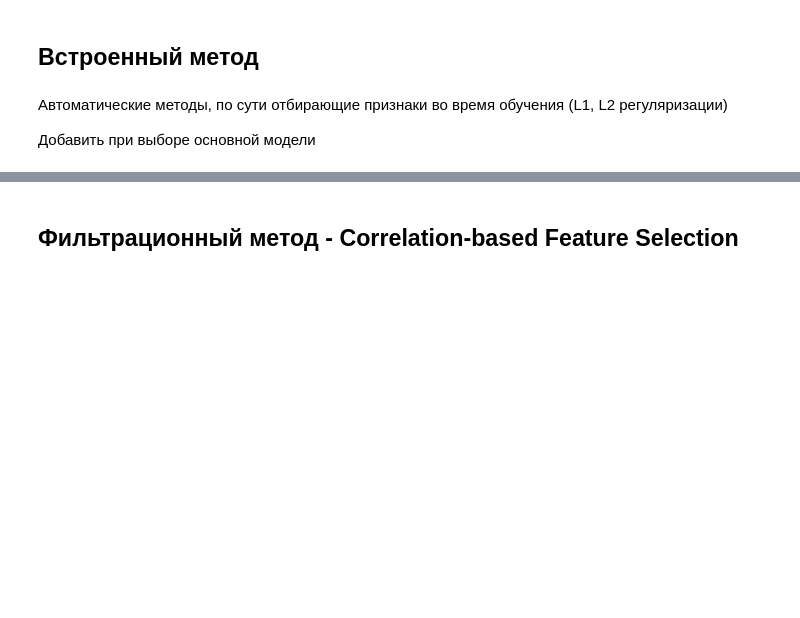
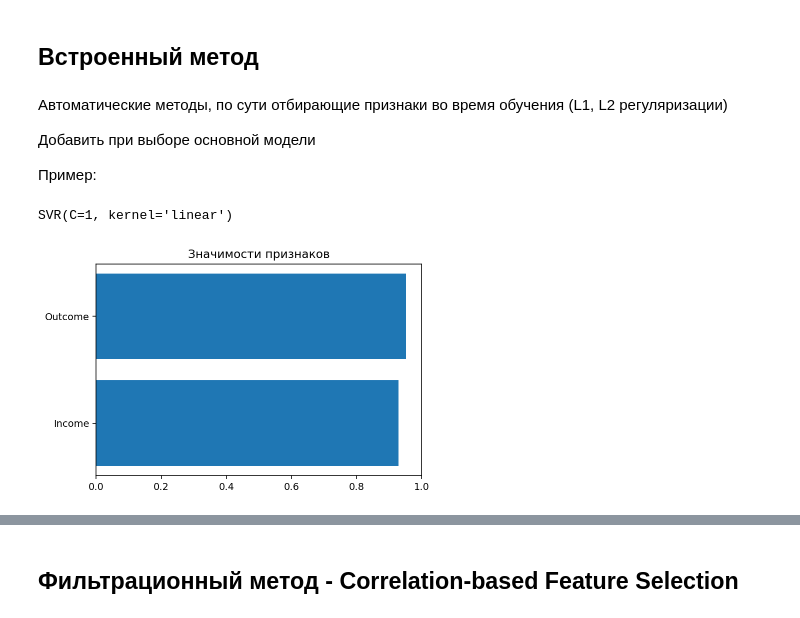
Before and after one commit to AndBoyS/hse-time-series-liquidity, a Jupyter notebook: notebooks/Feature-selection.ipynb, the cells around one changed output, grey strips where cells are left out. Saved outputs shown, nothing was run; the diff lists cells and outputs as text; code cells hidden in the pictures; blank space fills up the shorter version.

Commit message:
Основные методы отбора признаков

```diff
--- a/notebooks/Feature-selection.ipynb
+++ b/notebooks/Feature-selection.ipynb
@@ -13,11 +16,37 @@ data_dir = base_dir / 'data'
 sys.path.append(str(base_dir))
 # %%
 data = pd.read_excel(data_dir / 'Project 2_2022.xlsx')
+data['Date'] = pd.to_datetime(data['Date'])
+data.set_index('Date', inplace=True)
+
 features = ['Income', 'Outcome']  # Условные фичи
 target = 'Balance'
+
+X, y = data[features], data[target]
 # %% [markdown]
 ## Встроенный метод
 # %% [markdown]
 Автоматические методы, по сути отбирающие признаки во время обучения (L1, L2 регуляризации)
 
 Добавить при выборе основной модели
+
+Пример:
+# %%
+from sklearn.svm import SVR
+
+# В SVM по умолчанию присутствует L2 регуляризация
+model = SVR(C=1, kernel='linear')
+model.fit(X, y)
+# %% [output]
+SVR(C=1, kernel='linear')
+# %%
+imps = model.coef_[0]
+
+imps = abs(imps)
+imps, features = zip(*sorted(zip(imps, features)))
+
+plt.barh(range(len(features)), imps, align='center')
+plt.yticks(range(len(features)), features)
+plt.title('Значимости признаков');
+# %% [output]
+[figure, added]
```
Also changed, not shown: parts of 8 cells of this notebook, 2 other files.
